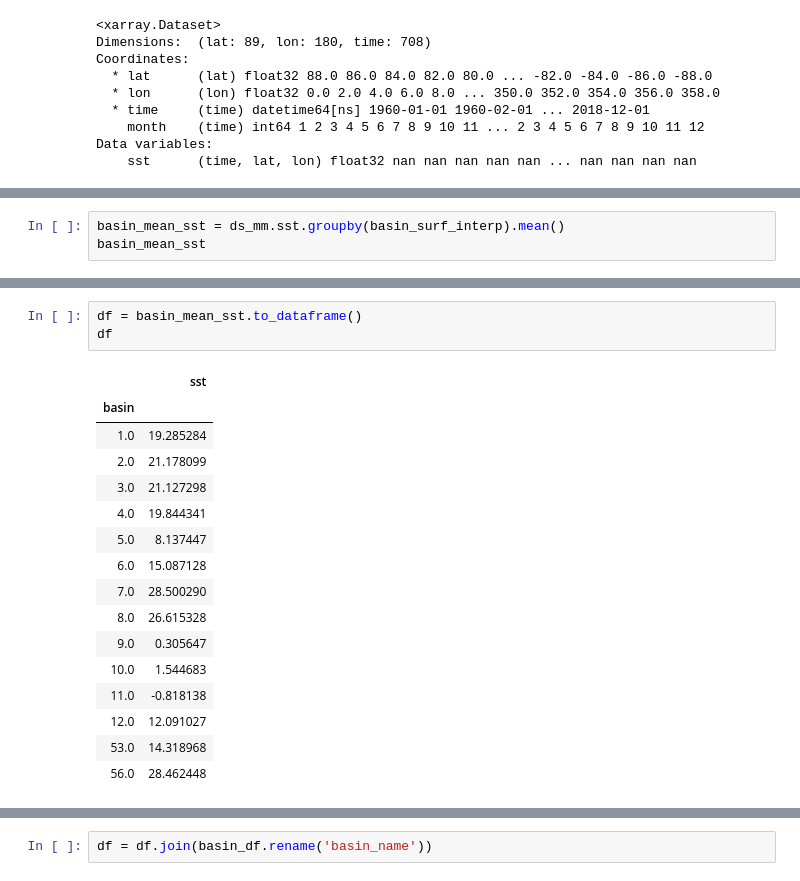
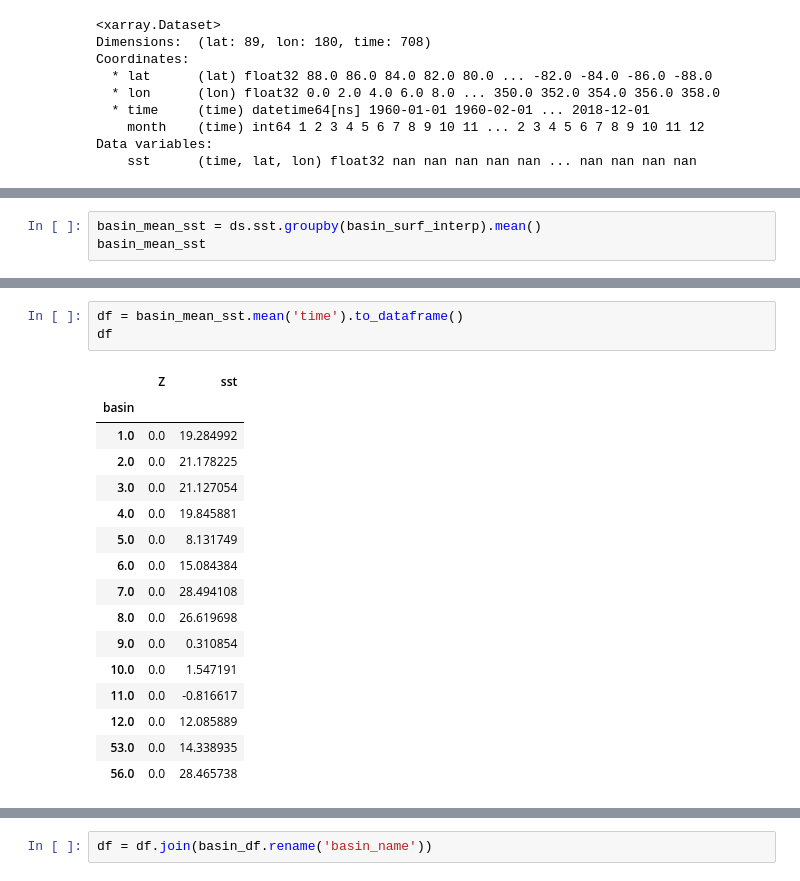
Before and after one commit to earth-env-data-science/earth-env-data-science-book, a Jupyter notebook: src/lectures/xarray/xarray-part2.ipynb, the cells around one changed output, grey strips where cells are left out. Drawn from its saved outputs; the diff is of its cells as text.

```diff
--- a/src/lectures/xarray/xarray-part2.ipynb
+++ b/src/lectures/xarray/xarray-part2.ipynb
@@ -453,6 +617,6 @@ array([[-1.8000000e+00, -1.8000000e+00,  2.3455315e+01, ...,
     valid_range:   [-1.8 45. ]
     _ChunkSizes:   [  1  89 180]
 # %%
-basin_mean_sst = ds_mm.sst.groupby(basin_surf_interp).mean()
+basin_mean_sst = ds.sst.groupby(basin_surf_interp).mean()
 basin_mean_sst
 # %% [output]
@@ -464,23 +640,23 @@ Coordinates:
   * basin    (basin) float64 1.0 2.0 3.0 4.0 5.0 ... 10.0 11.0 12.0 53.0 56.0
 # %%
-df = basin_mean_sst.to_dataframe()
+df = basin_mean_sst.mean('time').to_dataframe()
 df
 # %% [output]
-|  | sst |
-| basin |  |
-| 1.0 | 19.285284 |
-| 2.0 | 21.178099 |
-| 3.0 | 21.127298 |
-| 4.0 | 19.844341 |
-| 5.0 | 8.137447 |
-| 6.0 | 15.087128 |
-| 7.0 | 28.500290 |
-| 8.0 | 26.615328 |
-| 9.0 | 0.305647 |
-| 10.0 | 1.544683 |
-| 11.0 | -0.818138 |
-| 12.0 | 12.091027 |
-| 53.0 | 14.318968 |
-| 56.0 | 28.462448 |
+|  | Z | sst |
+| basin |  |  |
+| 1.0 | 0.0 | 19.284992 |
+| 2.0 | 0.0 | 21.178225 |
+| 3.0 | 0.0 | 21.127054 |
+| 4.0 | 0.0 | 19.845881 |
+| 5.0 | 0.0 | 8.131749 |
+| 6.0 | 0.0 | 15.084384 |
+| 7.0 | 0.0 | 28.494108 |
+| 8.0 | 0.0 | 26.619698 |
+| 9.0 | 0.0 | 0.310854 |
+| 10.0 | 0.0 | 1.547191 |
+| 11.0 | 0.0 | -0.816617 |
+| 12.0 | 0.0 | 12.085889 |
+| 53.0 | 0.0 | 14.338935 |
+| 56.0 | 0.0 | 28.465738 |
 # %%
 import pandas as pd
```
Also changed, not shown: parts of 65 cells of this notebook.
